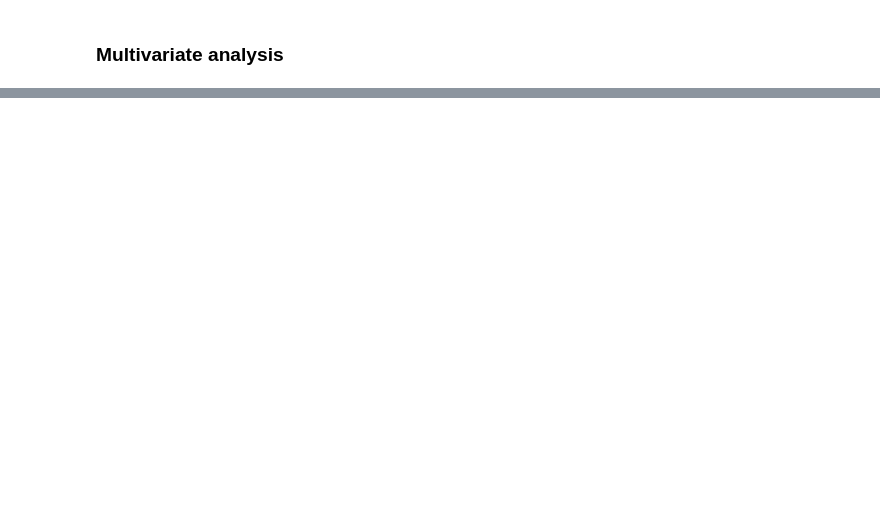
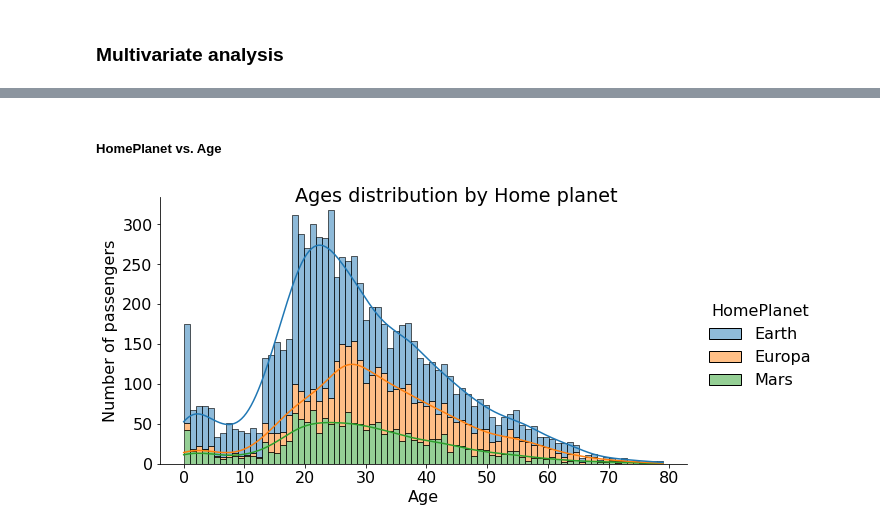
Before and after one commit to ParalogyX/spaceship_titanic, a Jupyter notebook: EDA.ipynb, the cells around one changed output, grey strips where cells are left out. Cells and saved outputs as stored; diff of their text form; code cells hidden in the pictures; blank space fills up the shorter version.

```diff
--- a/EDA.ipynb
+++ b/EDA.ipynb
@@ -431,0 +578,6 @@ About half of the passengers were sent to alternate dimension
+# %%
+from statsmodels.graphics.mosaicplot import mosaic
+plt.rcParams['font.size'] = 16.0
+plt.rcParams['figure.figsize'] = (10,7)
+lab = lambda k: len(df[(df['HomePlanet'] == k[0]) & (df['CryoSleep'] == bool(k[1]=='True'))])
+mosaic(df, ['HomePlanet', 'CryoSleep'], labelizer=lab, title='Mosaic plot of HomePlanet vs. CryoSleep');
@@ -431,0 +647,8 @@ About half of the passengers were sent to alternate dimension
+# %% [markdown]
+##### HomePlanet vs. Age
+# %%
+g = sns.displot(df, x='Age', kde=True, bins=80, color = 'royalblue', height=4.75, aspect=1.83, hue='HomePlanet', multiple="stack")
+g.set_axis_labels("Age", "Number of passengers")
+g.fig.suptitle("Ages distribution by Home planet");
+# %% [output]
+[figure, added]
```
Also changed, not shown: parts of 90 cells of this notebook.
